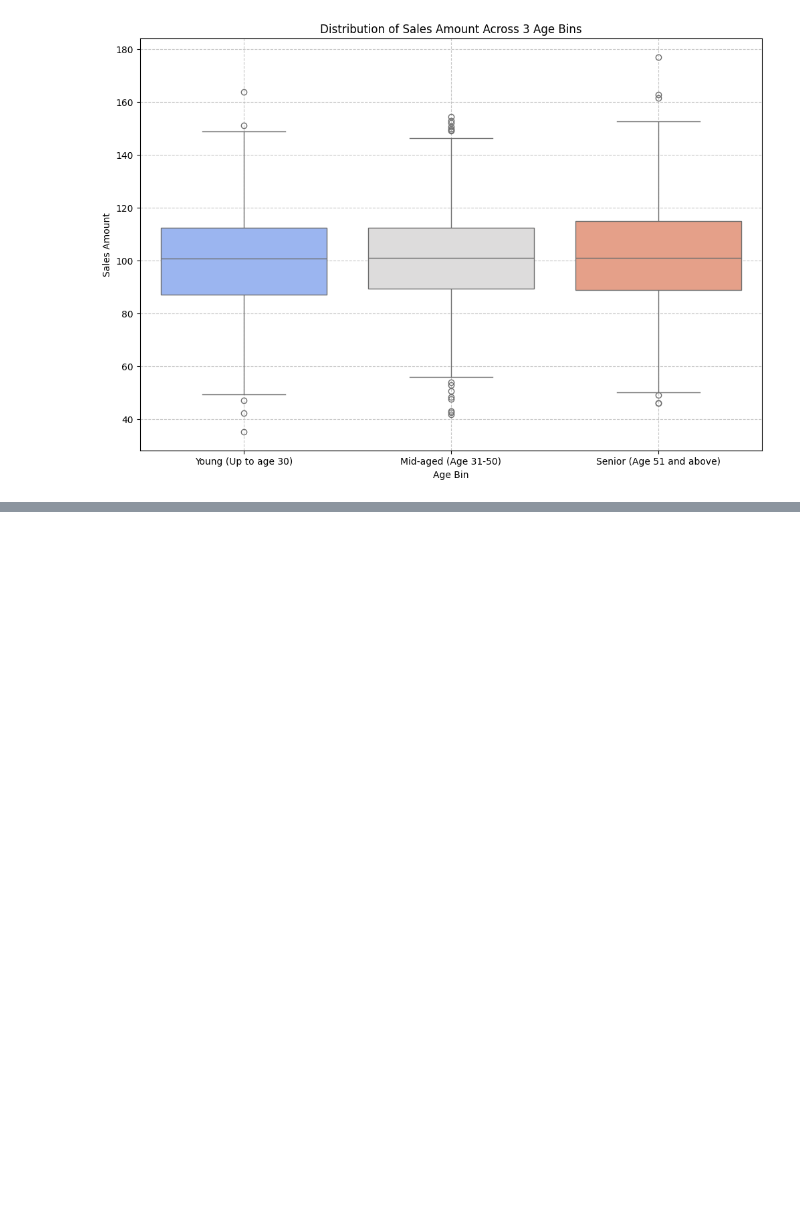
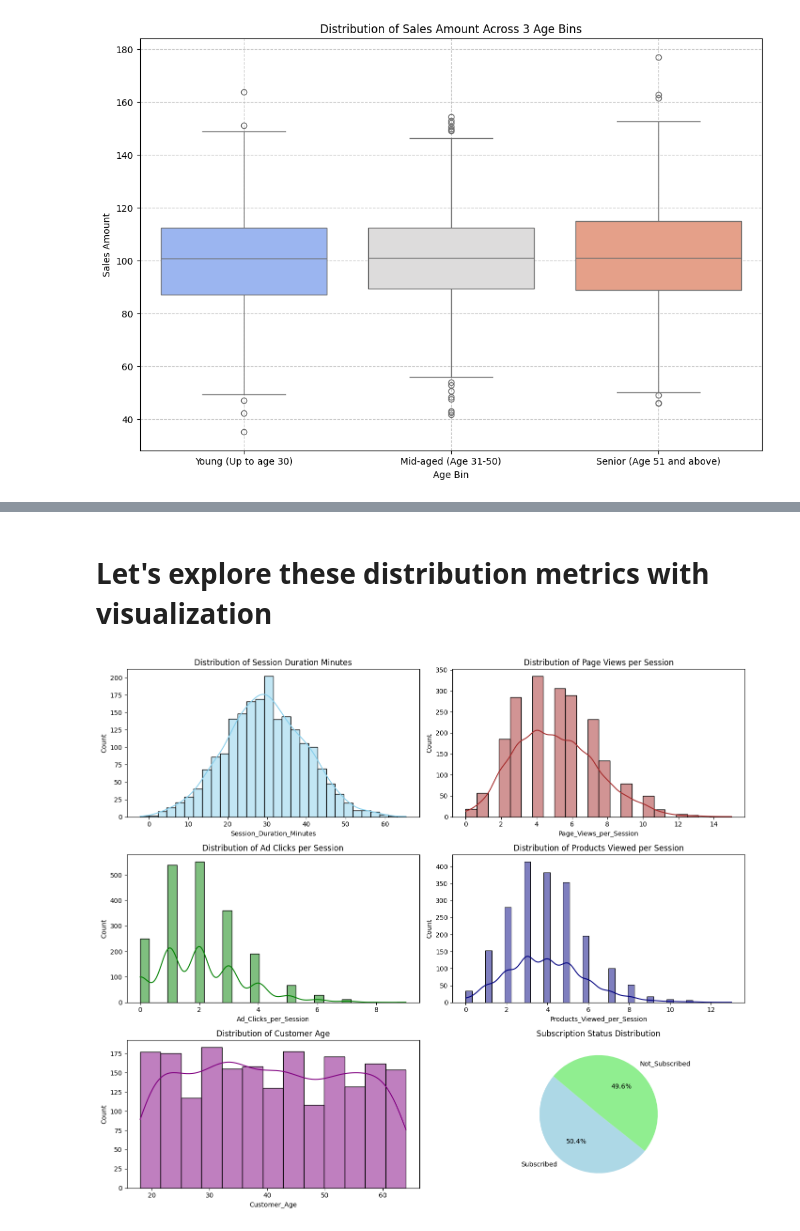
Before and after one commit to xiu-shi/DA_L7, a Jupyter notebook: L7_term2/visualization/CA2_visual_prep_v2.ipynb, the cells around one changed output, grey strips where cells are left out. Saved outputs shown, nothing was run; the diff lists cells and outputs as text; code cells hidden in the pictures; blank space fills up the shorter version.

```diff
--- a/L7_term2/visualization/CA2_visual_prep_v2.ipynb
+++ b/L7_term2/visualization/CA2_visual_prep_v2.ipynb
@@ -243,0 +288,35 @@ Passing `palette` without assigning `hue` is deprecated and will be removed in v
+# %%
+descriptive_stats=df_ImputeMean[
+    ["Session_Duration_Minutes",
+     "Page_Views_per_Session",
+     "Ad_Clicks_per_Session",
+     "Products_Viewed_per_Session",
+     "Customer_Age"]
+].describe()
+# %% [markdown]
+# Let's explore these distribution metrics with visualization
+# %%
+fig, ax = plt.subplots(3,2,figsize=(14, 12))
+
+# A function to create histograms quickly
+def create_histogram(ax_index,data,title,color):
+    sns.histplot(data,kde=True,ax=ax[ax_index[0],ax_index[1]],color=color)
+    ax[ax_index[0],ax_index[1]].set_title(title)
+
+# histogram of "Session_Duration_Minutes", "Page_Views_per_Session", "Ad_Clicks_per_Session", "Products_Viewed_per_Session", "Customer_Age" columns
+create_histogram((0,0),df_ImputeMean["Session_Duration_Minutes"], "Distribution of Session Duration Minutes", "skyblue")
+create_histogram((0,1),df_ImputeMean["Page_Views_per_Session"], "Distribution of Page Views per Session", "brown")
+create_histogram((1,0),df_ImputeMean["Ad_Clicks_per_Session"],"Distribution of Ad Clicks per Session","green")
+create_histogram((1,1),df_ImputeMean["Products_Viewed_per_Session"],"Distribution of Products Viewed per Session", "navy")
+create_histogram((2,0),df_ImputeMean["Customer_Age"],"Distribution of Customer Age","purple")
+
+# let's also take a look at the subscription status by the counts with visualization
+ax[2,1].pie(df_ImputeMean["Subscription_Status"].value_counts(),labels=df_ImputeMean["Subscription_Status"].value_counts().index,autopct="%1.1f%%",
+             startangle=140, colors=["lightblue","lightgreen"])
+ax[2,1].set_title("Subscription Status Distribution")
+plt.tight_layout()
+plt.show()
+
+descriptive_stats.describe()
+# %% [output]
+[figure, added]
```
Also changed, not shown: parts of 6 cells of this notebook.
